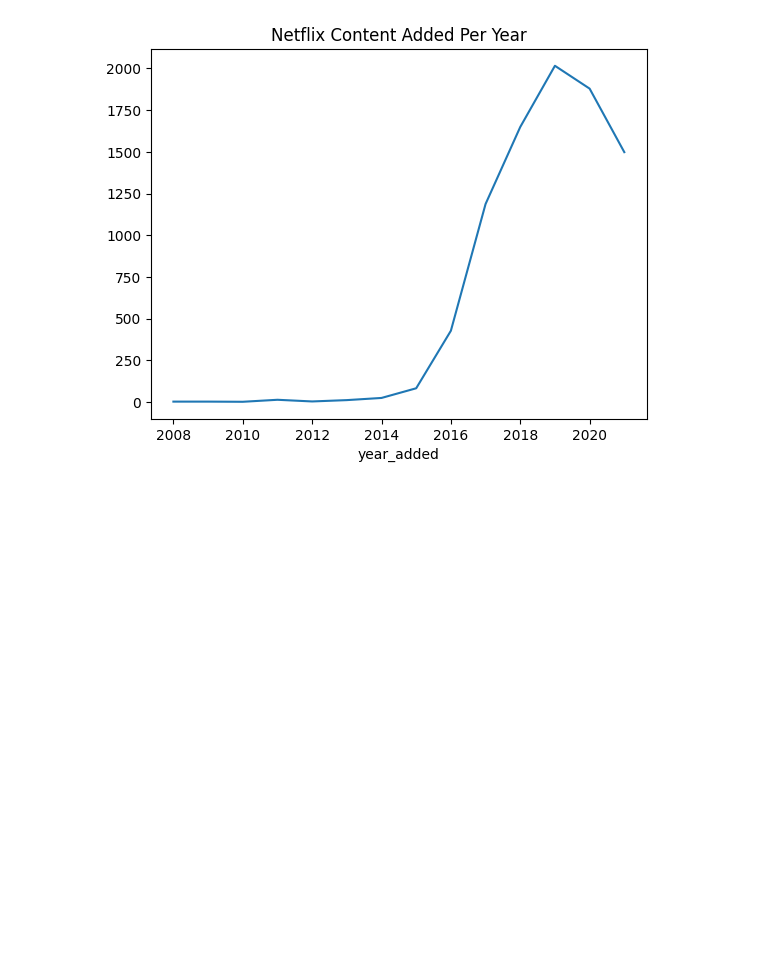
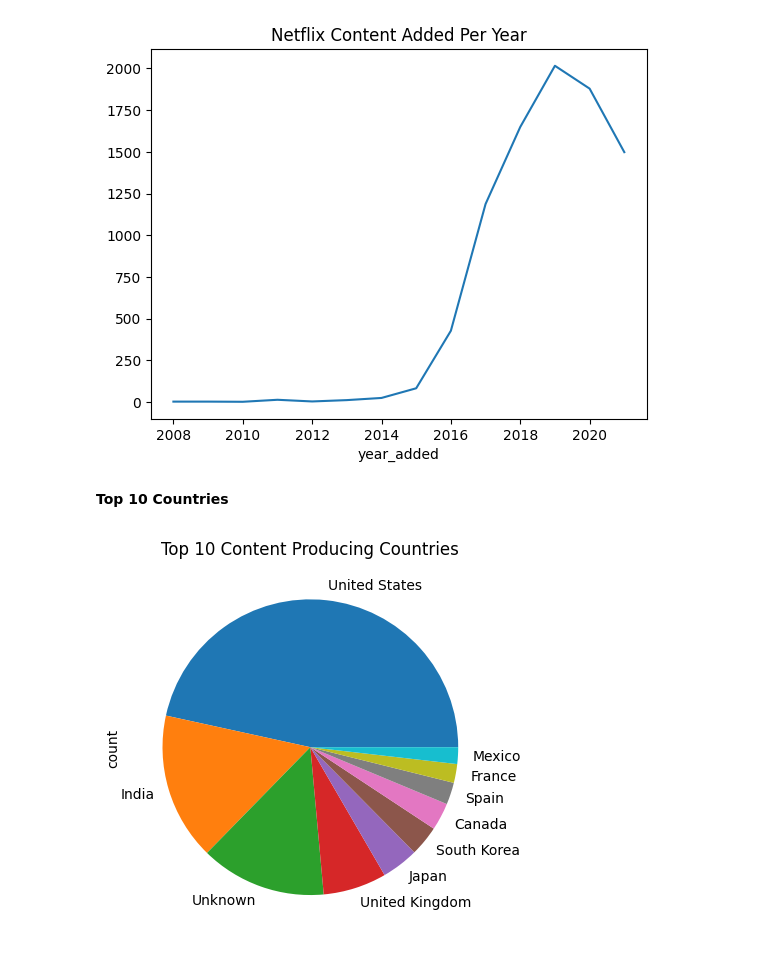
Before and after one commit to Vinaya-Busam/BNM-Tech-Solutions---Data-Cleaning-Analysis, a Jupyter notebook: Data_Cleaning_&_Analysis.ipynb, the cells around one changed output. Saved outputs shown, nothing was run; the diff lists cells and outputs as text; code cells hidden in the pictures; blank space fills up the shorter version.

Commit message:
Added Visualizations

```diff
--- a/Data_Cleaning_&_Analysis.ipynb
+++ b/Data_Cleaning_&_Analysis.ipynb
@@ -290,3 +290,11 @@ plt.title('Netflix Content Added Per Year')
 plt.show()
 # %% [output]
 [figure]
+# %% [markdown]
+**Top 10 Countries**
+# %%
+dataset['country'].value_counts().head(10).plot(kind='pie')
+plt.title('Top 10 Content Producing Countries')
+plt.show()
+# %% [output]
+[figure, added]
```
Also changed, not shown: parts of 2 cells of this notebook.
